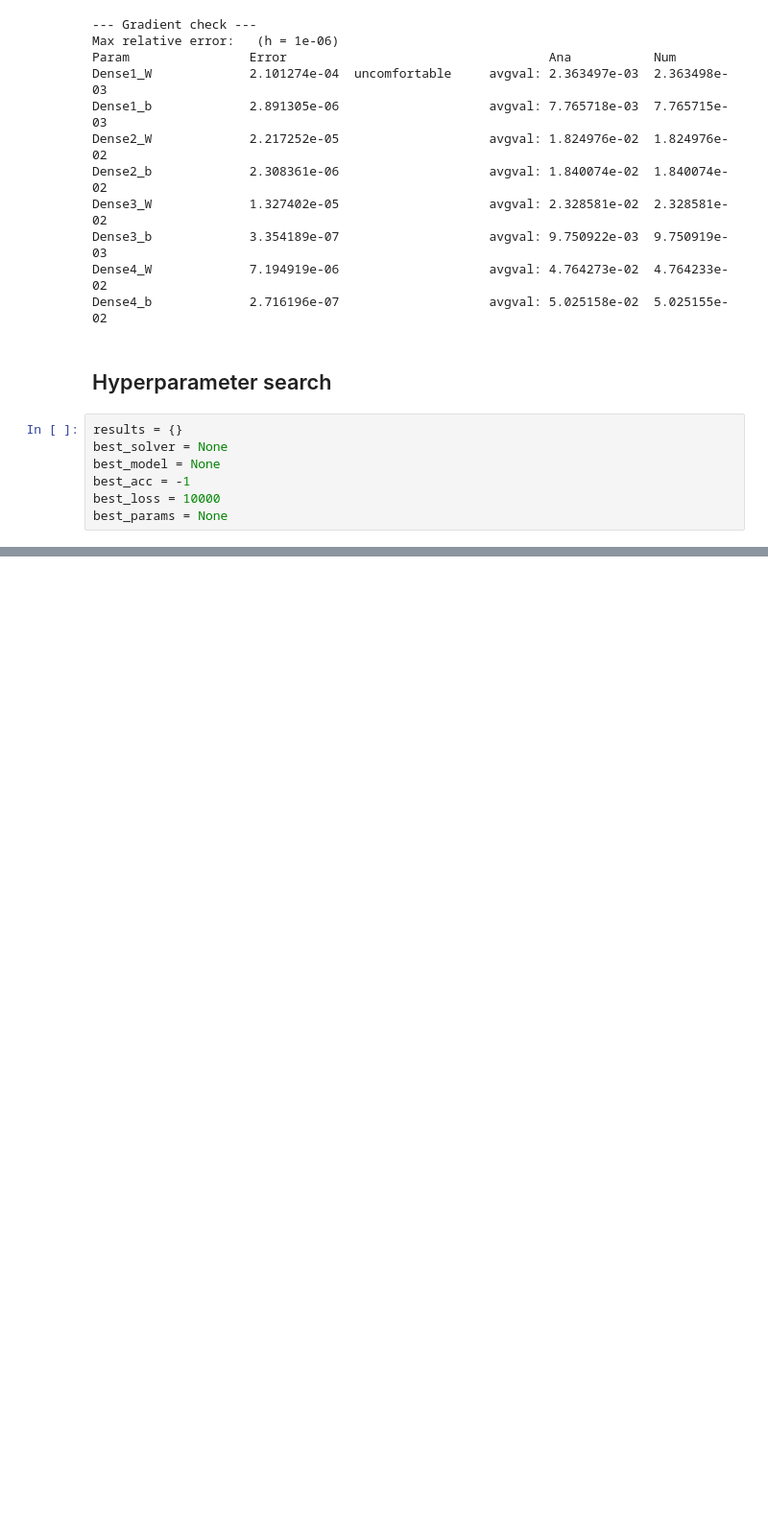
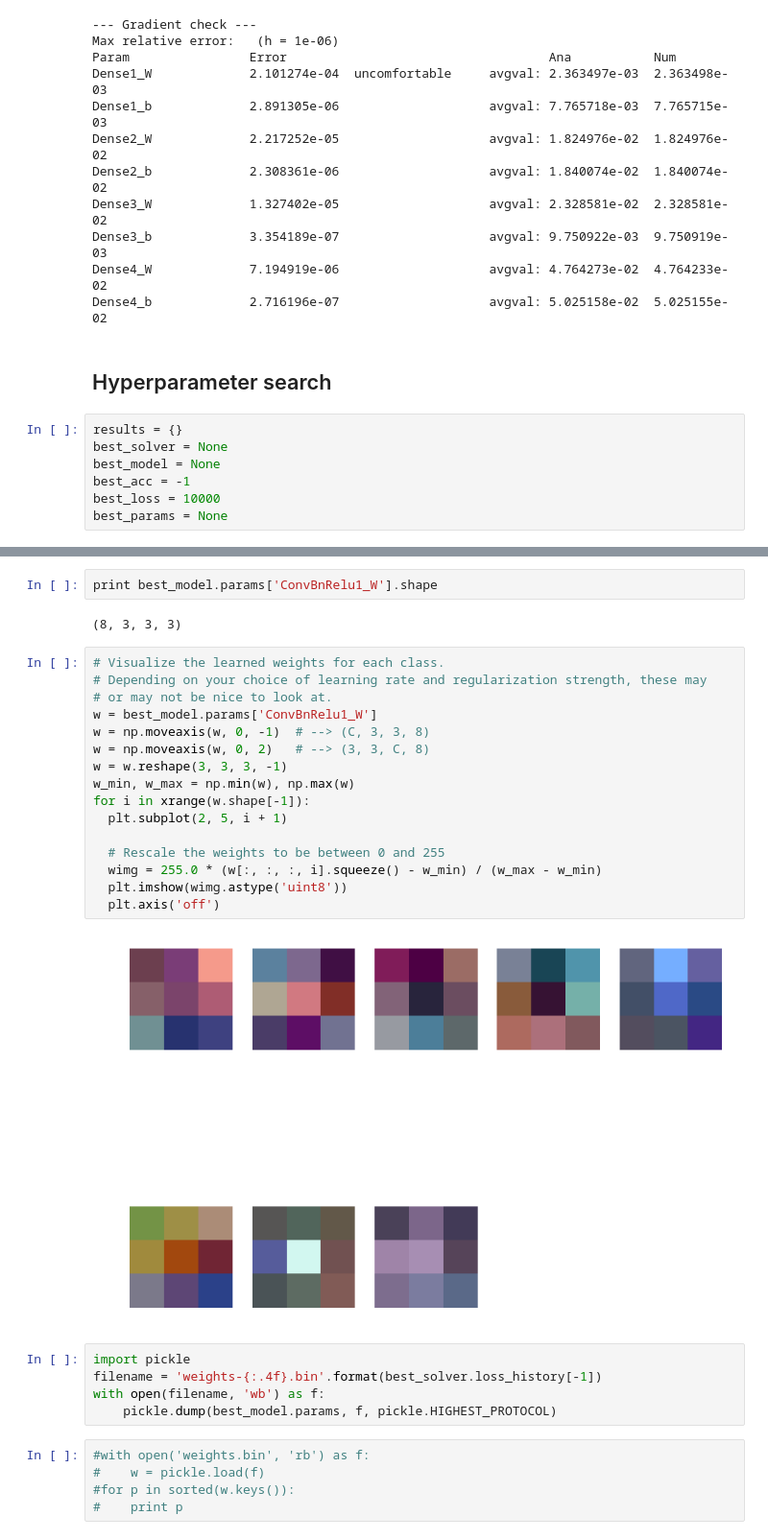
Before and after one commit to lemairecarl/cs231n_perso_2, a Jupyter notebook: FlexNet.ipynb, the cells around one changed output, grey strips where cells are left out. Shown: that part at 96% size. Saved outputs shown, nothing was run; the diff lists cells and outputs as text; blank space fills up the shorter version.

```diff
--- a/FlexNet.ipynb
+++ b/FlexNet.ipynb
@@ -236,0 +269,32 @@ plt.show()
+# %%
+print best_model.params['ConvBnRelu1_W'].shape
+# %% [output]
+(8, 3, 3, 3)
+# %%
+# Visualize the learned weights for each class.
+# Depending on your choice of learning rate and regularization strength, these may
+# or may not be nice to look at.
+w = best_model.params['ConvBnRelu1_W']
+w = np.moveaxis(w, 0, -1)  # --> (C, 3, 3, 8)
+w = np.moveaxis(w, 0, 2)   # --> (3, 3, C, 8)
+w = w.reshape(3, 3, 3, -1)
+w_min, w_max = np.min(w), np.max(w)
+for i in xrange(w.shape[-1]):
+  plt.subplot(2, 5, i + 1)
+
+  # Rescale the weights to be between 0 and 255
+  wimg = 255.0 * (w[:, :, :, i].squeeze() - w_min) / (w_max - w_min)
+  plt.imshow(wimg.astype('uint8'))
+  plt.axis('off')
+# %% [output]
+[figure, added]
+# %%
+import pickle
+filename = 'weights-{:.4f}.bin'.format(best_solver.loss_history[-1])
+with open(filename, 'wb') as f:
+    pickle.dump(best_model.params, f, pickle.HIGHEST_PROTOCOL)
+# %%
+#with open('weights.bin', 'rb') as f:
+#    w = pickle.load(f)
+#for p in sorted(w.keys()):
+#    print p
```
Also changed, not shown: parts of 4 cells of this notebook, 3 other files.
